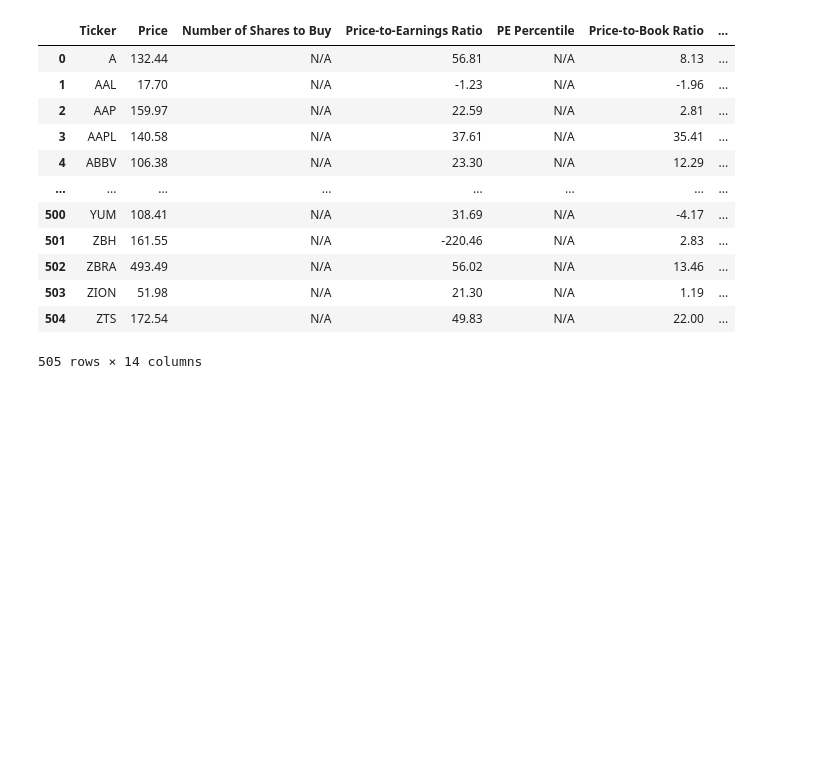
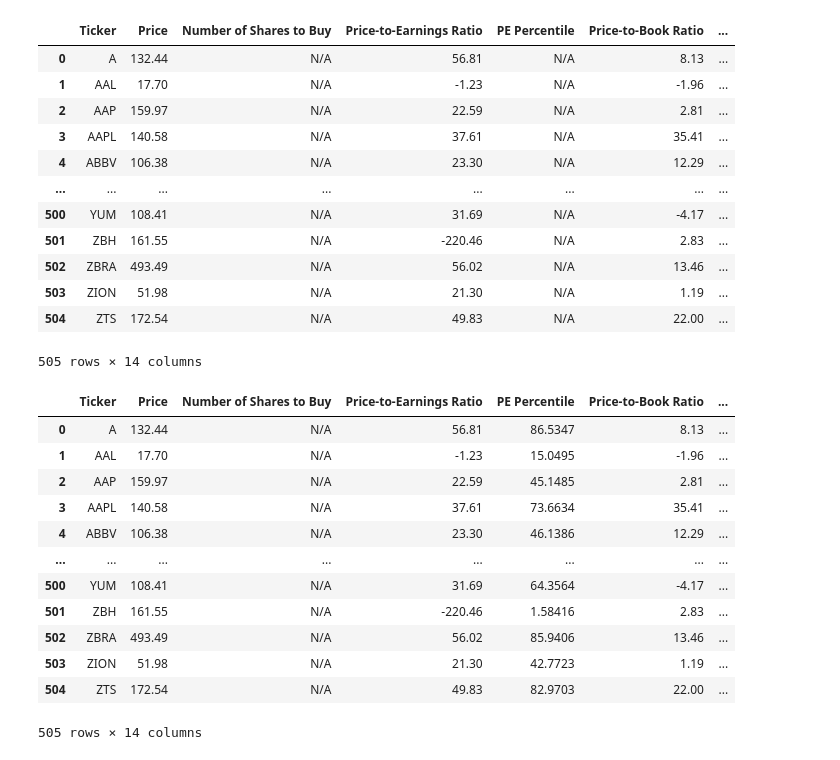
Before and after one commit to Manas1820/G_MAP, a Jupyter notebook: stock_prediction/Quantitative_value/quantitativeAnalysis.ipynb, the cells around one changed output. Cells and saved outputs as stored; diff of their text form; code cells hidden in the pictures; blank space fills up the shorter version.

Commit message:
finding the corresponding percentile values

```diff
--- a/stock_prediction/Quantitative_value/quantitativeAnalysis.ipynb
+++ b/stock_prediction/Quantitative_value/quantitativeAnalysis.ipynb
@@ -314,3 +314,30 @@ rv_dataframe
 | 503 | ZION | 51.98 | N/A | 21.30 | N/A | 1.19 | ... |
 | 504 | ZTS | 172.54 | N/A | 49.83 | N/A | 22.00 | ... |
 505 rows × 14 columns
+# %%
+metrics = {
+    'Price-to-Earnings Ratio': 'PE Percentile',
+    'Price-to-Book Ratio': 'PB Percentile',
+    'Price-to-Sales Ratio': 'PS Percentile',
+    'EV/EBITDA': 'EV/EBITDA Percentile',
+    'EV/GP': 'EV/GP Percentile'
+}
+
+for metric in metrics.keys():
+    for row in rv_dataframe.index:
+        rv_dataframe.loc[row,metrics[metric]] = score(rv_dataframe[metric], rv_dataframe.loc[row, metric])
+rv_dataframe
+# %% [output]
+|  | Ticker | Price | Number of Shares to Buy | Price-to-Earnings Ratio | PE Percentile | Price-to-Book Ratio | ... |
+| 0 | A | 132.44 | N/A | 56.81 | 86.5347 | 8.13 | ... |
+| 1 | AAL | 17.70 | N/A | -1.23 | 15.0495 | -1.96 | ... |
+| 2 | AAP | 159.97 | N/A | 22.59 | 45.1485 | 2.81 | ... |
+| 3 | AAPL | 140.58 | N/A | 37.61 | 73.6634 | 35.41 | ... |
+| 4 | ABBV | 106.38 | N/A | 23.30 | 46.1386 | 12.29 | ... |
+| ... | ... | ... | ... | ... | ... | ... | ... |
+| 500 | YUM | 108.41 | N/A | 31.69 | 64.3564 | -4.17 | ... |
+| 501 | ZBH | 161.55 | N/A | -220.46 | 1.58416 | 2.83 | ... |
+| 502 | ZBRA | 493.49 | N/A | 56.02 | 85.9406 | 13.46 | ... |
+| 503 | ZION | 51.98 | N/A | 21.30 | 42.7723 | 1.19 | ... |
+| 504 | ZTS | 172.54 | N/A | 49.83 | 82.9703 | 22.00 | ... |
+505 rows × 14 columns
```
Also changed, not shown: parts of 1 cell of this notebook.
